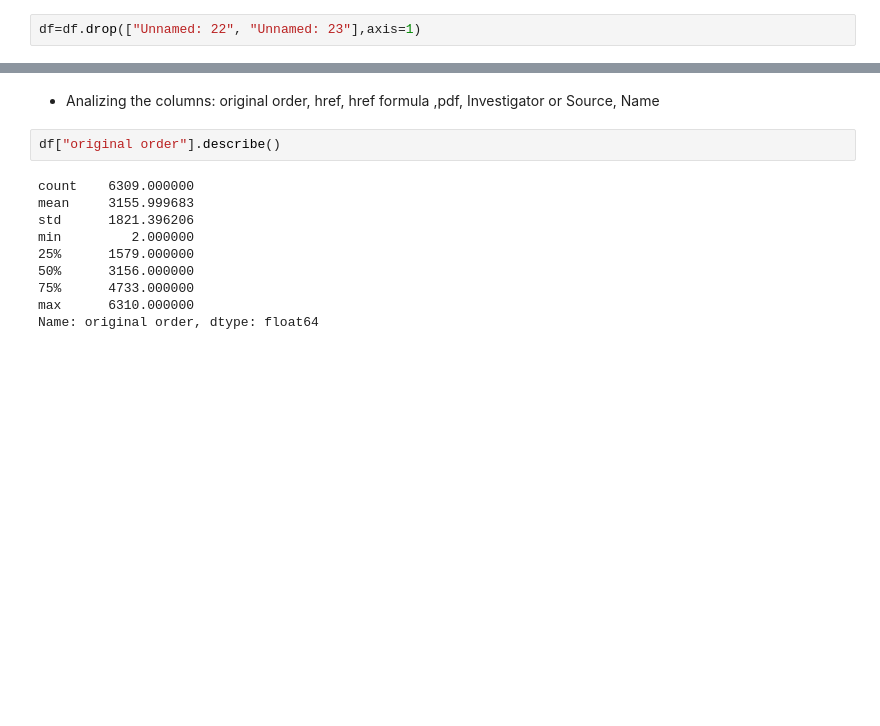
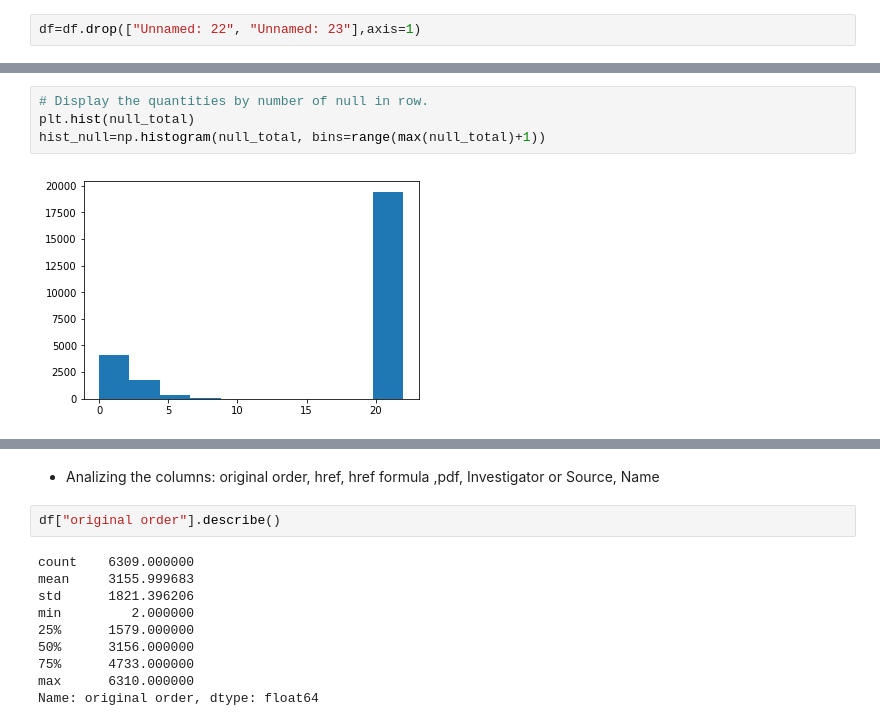
Before and after one commit to yuvtorres/data-cleaning-pandas, a Jupyter notebook: the_code/clean.ipynb, the cells around one changed output, grey strips where cells are left out. Cells and saved outputs as stored; diff of their text form; blank space fills up the shorter version.

```diff
--- a/the_code/clean.ipynb
+++ b/the_code/clean.ipynb
@@ -63,0 +130,6 @@ df=df.drop(["Unnamed: 22", "Unnamed: 23"],axis=1)
+# %%
+# Display the quantities by number of null in row.
+plt.hist(null_total)
+hist_null=np.histogram(null_total, bins=range(max(null_total)+1))
+# %% [output]
+[figure, added]
```
Also changed, not shown: parts of 18 cells of this notebook, 1 other file.
